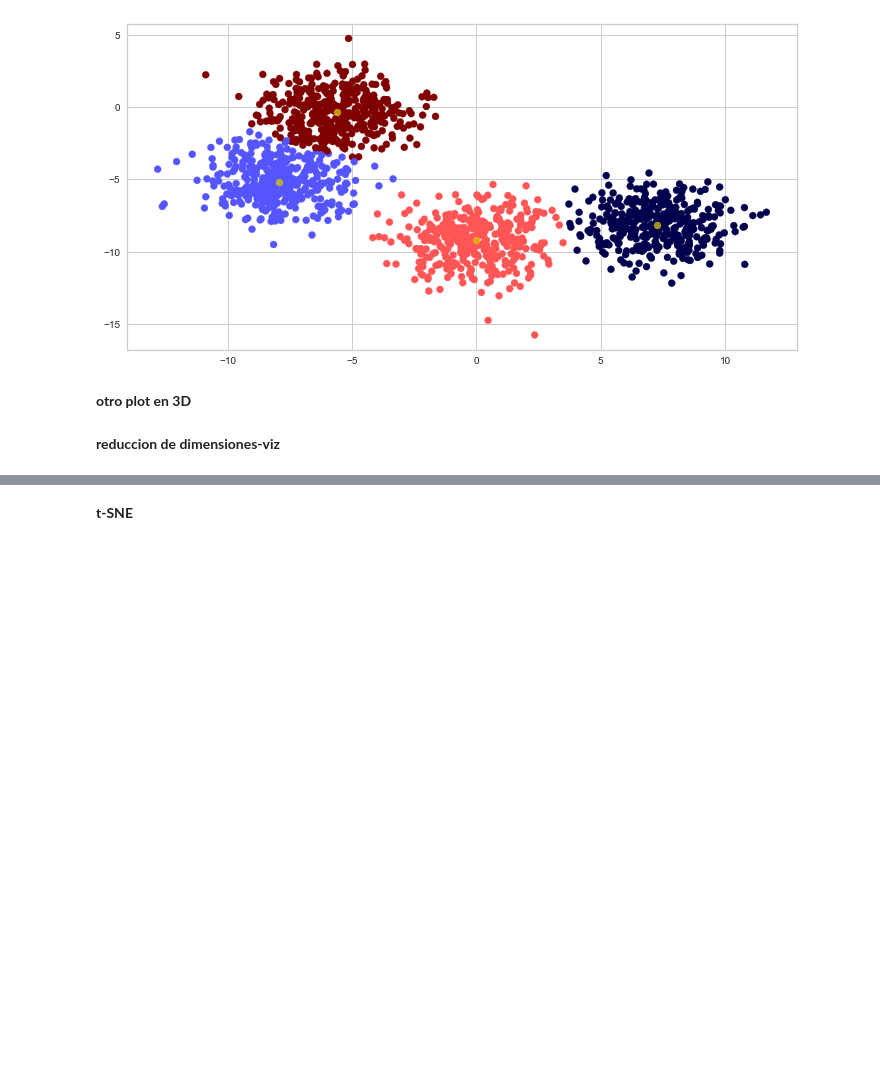
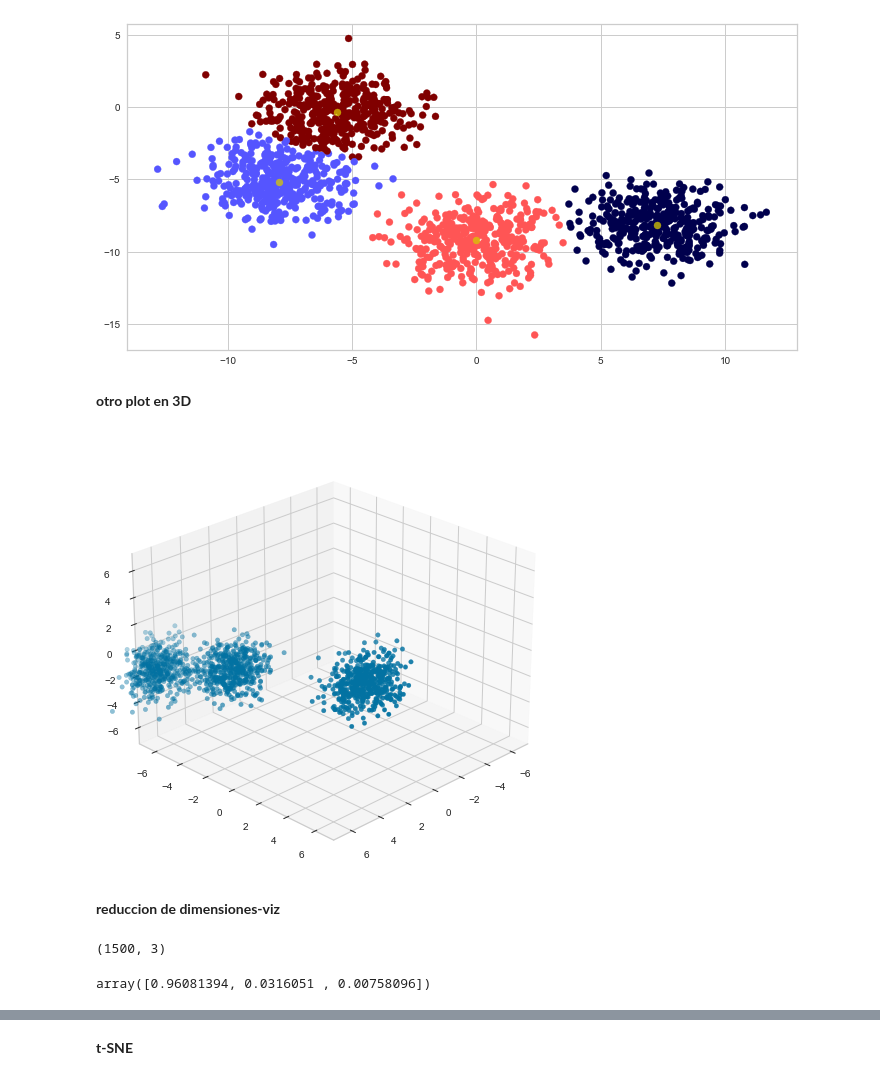
Before and after one commit to Pomilusky/apuntes_clase, a Jupyter notebook: semana_7/3.1 - Evaluacion.ipynb, the cells around one changed output, grey strips where cells are left out. Cells and saved outputs as stored; diff of their text form; code cells hidden in the pictures; blank space fills up the shorter version.

Commit message:
clustering evaluacion

```diff
--- a/semana_7/3.1 - Evaluacion.ipynb
+++ b/semana_7/3.1 - Evaluacion.ipynb
@@ -201,2 +203,26 @@ plt.scatter(centros[:, 0], centros[:, 1], c='y', s=50, alpha=0.75);
+# %%
+X, _ = datasets.make_blobs(n_samples=1500, centers=3, cluster_std=1.)
+
+X=np.c_[X, 0.5*np.random.randn(X.shape[0], 1)]
+
+rot=R.from_euler('y', 45, degrees=True)
+
+X=rot.apply(X)
+# %%
+fig=plt.figure(figsize=(12, 8))
+
+ax=fig.gca(projection='3d')
+
+ax.scatter(X[:, 0], X[:, 1], X[:, 2])
+
+ax.set_xlim(-7, 7)
+ax.set_ylim(-7, 7)
+ax.set_zlim(-7, 7)
+
+ax.view_init(elev=25, azim=45)
+
+plt.show();
+# %% [output]
+[figure, added]
 # %% [markdown]
 **reduccion de dimensiones-viz**
@@ -202,0 +231,12 @@ plt.scatter(centros[:, 0], centros[:, 1], c='y', s=50, alpha=0.75);
+# %%
+pca=PCA().fit(X)
+
+pca_x=pca.transform(X)
+
+pca_x.shape
+# %% [output]
+(1500, 3)
+# %%
+pca.explained_variance_ratio_
+# %% [output]
+array([0.96081394, 0.0316051 , 0.00758096])
```
Also changed, not shown: parts of 14 cells of this notebook.
